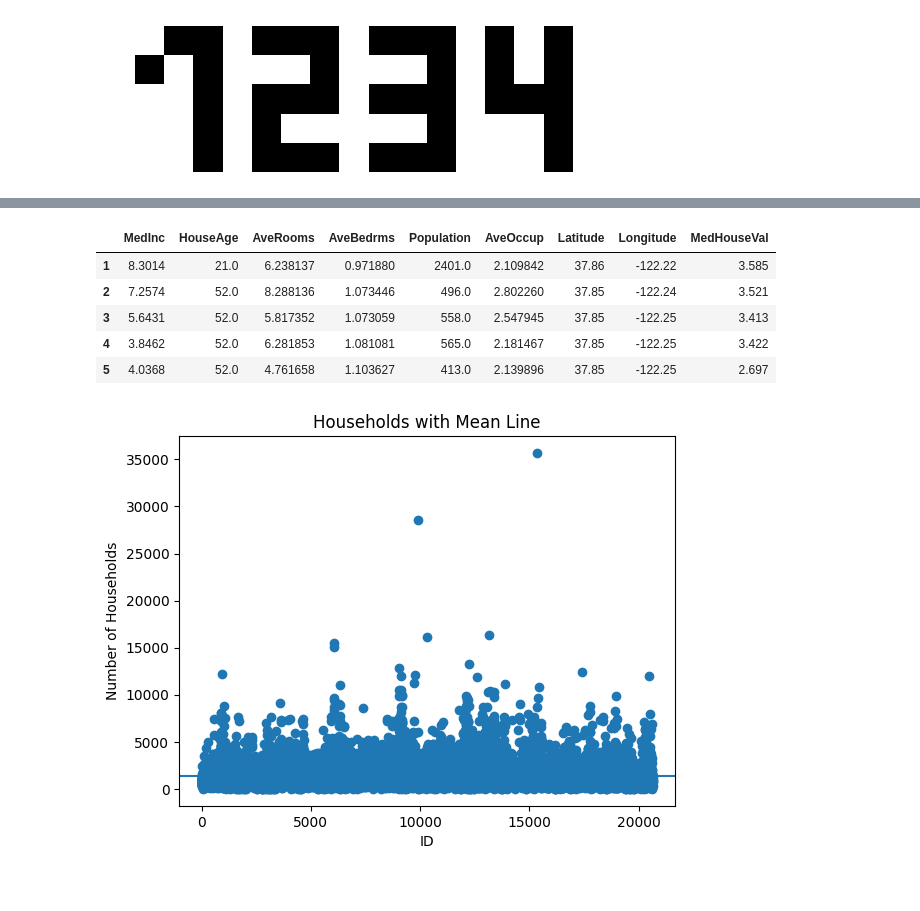
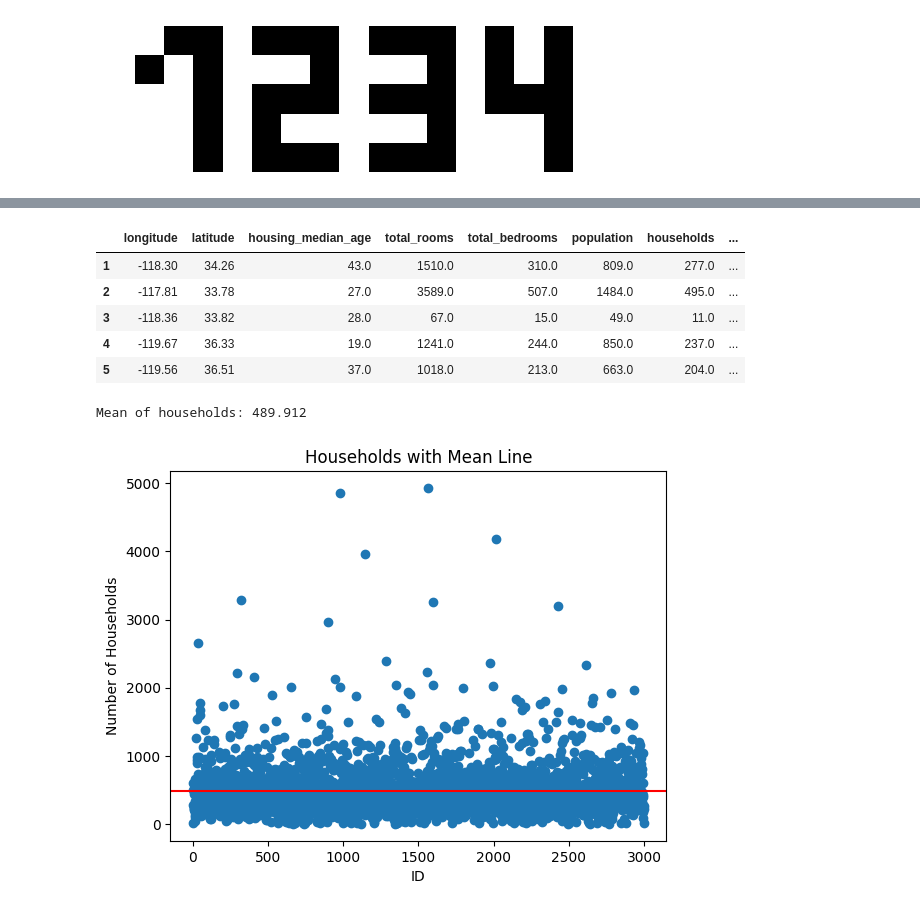
Before and after one commit to incable1560/MLF_228046_Ondrej_Hrozek, a Jupyter notebook: MLF_1.ipynb, the cells around one changed output, grey strips where cells are left out. Cells and saved outputs as stored; diff of their text form; code cells hidden in the pictures.

```diff
--- a/MLF_1.ipynb
+++ b/MLF_1.ipynb
@@ -279,0 +268,8 @@ dataset[dataset["AveBedrms"] > 310]
+# %%
+# Check what dataset.describe() does
+import pandas as pd
+import matplotlib.pyplot as plt
+from sklearn.preprocessing import MinMaxScaler
+
+dataset = pd.read_csv('sample_data/california_housing_test.csv')
+dataset.describe()
@@ -280,23 +309,26 @@ dataset[dataset["AveBedrms"] > 310]
 # %%
+# Drop also first and last row
 dataset_dropped = dataset.iloc[1:-1]
 dataset_dropped.head()
 # %% [output]
-|  | MedInc | HouseAge | AveRooms | AveBedrms | Population | AveOccup | Latitude | Longitude | MedHouseVal |
-| 1 | 8.3014 | 21.0 | 6.238137 | 0.971880 | 2401.0 | 2.109842 | 37.86 | -122.22 | 3.585 |
-| 2 | 7.2574 | 52.0 | 8.288136 | 1.073446 | 496.0 | 2.802260 | 37.85 | -122.24 | 3.521 |
-| 3 | 5.6431 | 52.0 | 5.817352 | 1.073059 | 558.0 | 2.547945 | 37.85 | -122.25 | 3.413 |
-| 4 | 3.8462 | 52.0 | 6.281853 | 1.081081 | 565.0 | 2.181467 | 37.85 | -122.25 | 3.422 |
-| 5 | 4.0368 | 52.0 | 4.761658 | 1.103627 | 413.0 | 2.139896 | 37.85 | -122.25 | 2.697 |
+|  | longitude | latitude | housing_median_age | total_rooms | total_bedrooms | population | households | ... |
+| 1 | -118.30 | 34.26 | 43.0 | 1510.0 | 310.0 | 809.0 | 277.0 | ... |
+| 2 | -117.81 | 33.78 | 27.0 | 3589.0 | 507.0 | 1484.0 | 495.0 | ... |
+| 3 | -118.36 | 33.82 | 28.0 | 67.0 | 15.0 | 49.0 | 11.0 | ... |
+| 4 | -119.67 | 36.33 | 19.0 | 1241.0 | 244.0 | 850.0 | 237.0 | ... |
+| 5 | -119.56 | 36.51 | 37.0 | 1018.0 | 213.0 | 663.0 | 204.0 | ... |
 # %%
-households = dataset["Population"]
-mean_households = households.mean()
+# Save a mean of values in households columns to variable
+households_mean = dataset['households'].mean()
+print(f"\nMean of households: {households_mean}")
 
 plt.figure()
-plt.scatter(dataset.index, households)
-plt.axhline(mean_households)
+plt.scatter(dataset.index, dataset['households'])
+plt.axhline(households_mean, color='red')
 plt.xlabel("ID")
 plt.ylabel("Number of Households")
 plt.title("Households with Mean Line")
 plt.show()
 # %% [output]
+Mean of households: 489.912
-[figure, old version]
+[figure, new version]
```
Also changed, not shown: parts of 18 cells of this notebook.
